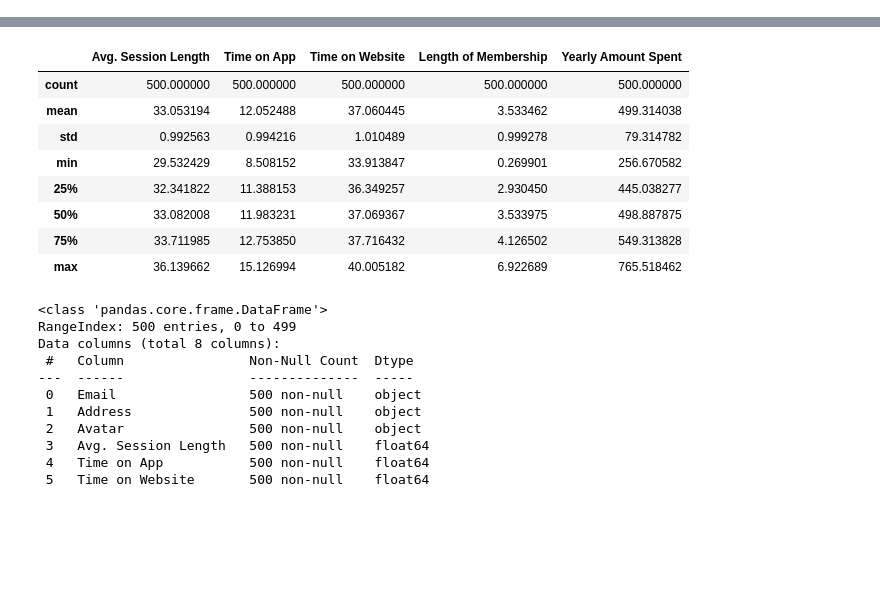
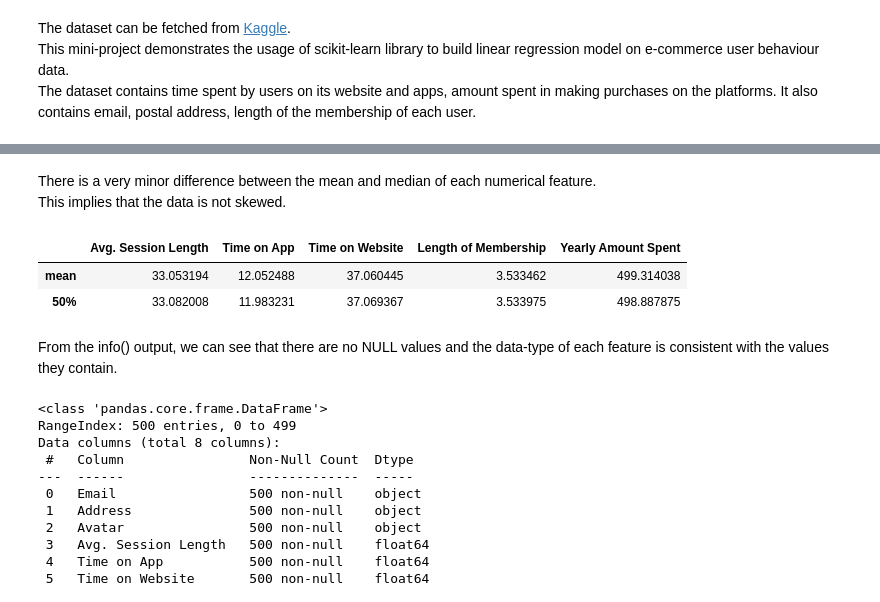
Before and after one commit to Cshefali/Data-Science-Projects-Python, a Jupyter notebook: Linear Regression- Ecommerce User Behavior.ipynb, the cells around one changed output, grey strips where cells are left out. Saved outputs shown, nothing was run; the diff lists cells and outputs as text; code cells hidden in the pictures; blank space fills up the shorter version.

```diff
--- a/Linear Regression- Ecommerce User Behavior.ipynb
+++ b/Linear Regression- Ecommerce User Behavior.ipynb
@@ -3,3 +3,7 @@
+# %% [markdown]
+The dataset can be fetched from [Kaggle](https://www.kaggle.com/datasets/srolka/ecommerce-customers).
+This mini-project demonstrates the usage of scikit-learn library to build linear regression model on e-commerce user behaviour data.
+The dataset contains time spent by users on its website and apps, amount spent in making purchases on the platforms. It also contains email, postal address, length of the membership of each user.
 # %%
 import pandas as pd
 import numpy as np
@@ -17,18 +21,18 @@ customers.head(5)
 | 2 | pallen@yahoo.com | 24645 Valerie Unions Suite 582\nC... | Bisque | 33.000915 | 11.330278 | 37.110597 | 4.104543 | ... |
 | 3 | riverarebecca@gmail.com | 1414 David Throughway\nPort Jason... | SaddleBrown | 34.305557 | 13.717514 | 36.721283 | 3.120179 | ... |
 | 4 | mstephens@davidson-herman.com | 14023 Rodriguez Passage\nPort Jac... | MediumAquaMarine | 33.330673 | 12.795189 | 37.536653 | 4.446308 | ... |
+# %% [markdown]
+There is a very minor difference between the mean and median of each numerical feature.
+This implies that the data is not skewed.
 # %%
-customers.describe()
+#customer.describe()
+customers.describe().iloc[[1,5],:]
 # %% [output]
 |  | Avg. Session Length | Time on App | Time on Website | Length of Membership | Yearly Amount Spent |
-| count | 500.000000 | 500.000000 | 500.000000 | 500.000000 | 500.000000 |
 | mean | 33.053194 | 12.052488 | 37.060445 | 3.533462 | 499.314038 |
-| std | 0.992563 | 0.994216 | 1.010489 | 0.999278 | 79.314782 |
-| min | 29.532429 | 8.508152 | 33.913847 | 0.269901 | 256.670582 |
-| 25% | 32.341822 | 11.388153 | 36.349257 | 2.930450 | 445.038277 |
 | 50% | 33.082008 | 11.983231 | 37.069367 | 3.533975 | 498.887875 |
-| 75% | 33.711985 | 12.753850 | 37.716432 | 4.126502 | 549.313828 |
-| max | 36.139662 | 15.126994 | 40.005182 | 6.922689 | 765.518462 |
+# %% [markdown]
+From the info() output, we can see that there are no NULL values and the data-type of each feature is consistent with the values they contain.
 # %%
 customers.info()
 # %% [output]
```
Also changed, not shown: parts of 31 cells of this notebook.
